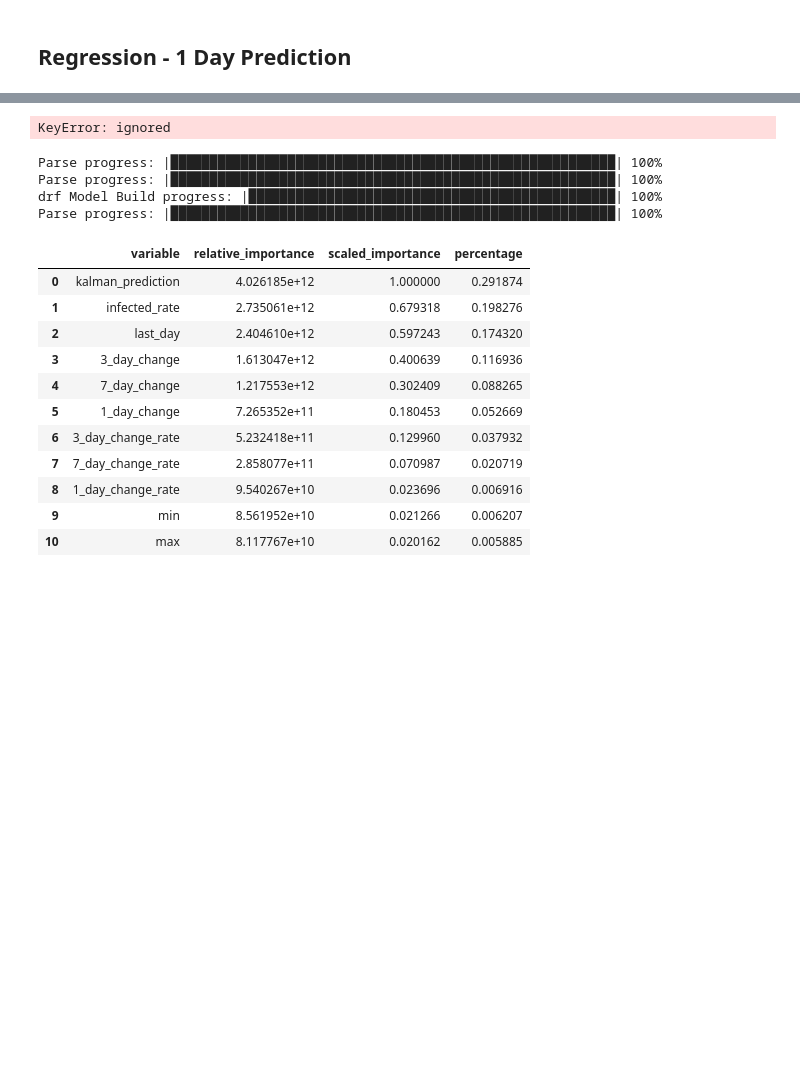
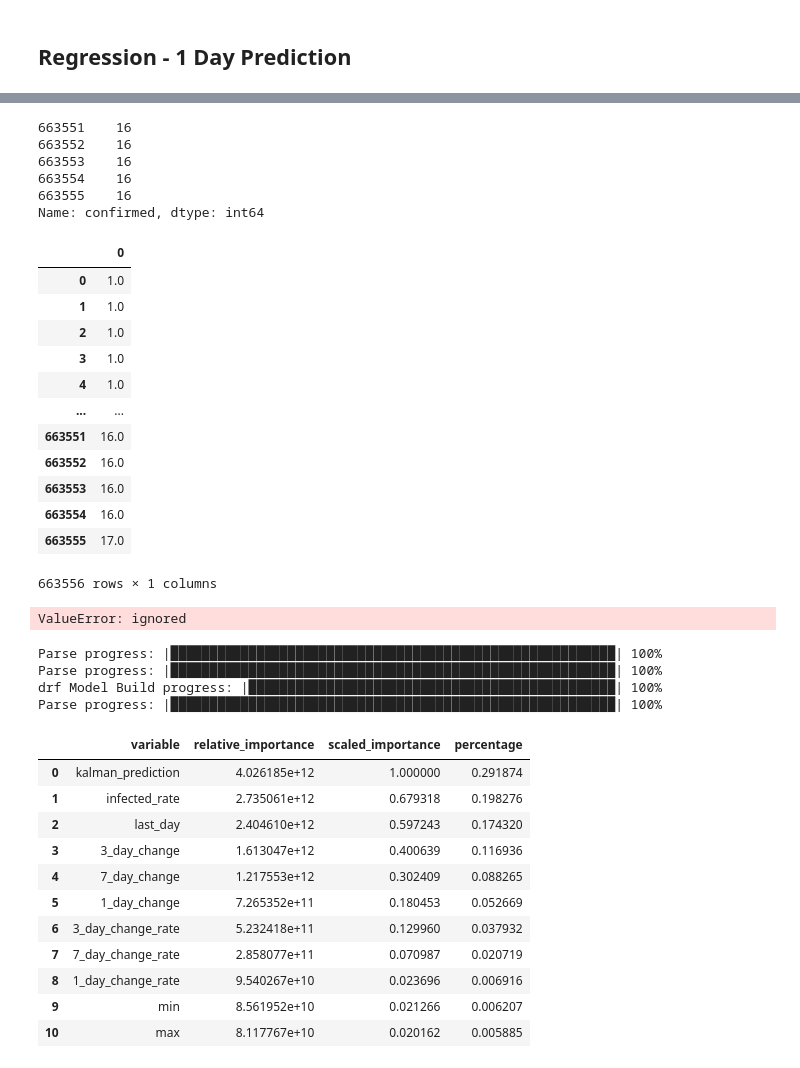
Before and after one commit to Rank23/COVID19, a Jupyter notebook: COVID19_Prediction.ipynb, the cells around one changed output, grey strips where cells are left out. Drawn from its saved outputs; the diff is of its cells as text; code cells hidden in the pictures; blank space fills up the shorter version.

Commit message:
Predicting x days

```diff
--- a/COVID19_Prediction.ipynb
+++ b/COVID19_Prediction.ipynb
@@ -635,0 +692,10 @@ x_col=[#'region',
+# %%
+y=train_df['confirmed']
+y.tail()
+# %% [output]
+663551    16
+663552    16
+663553    16
+663554    16
+663555    16
+Name: confirmed, dtype: int64
@@ -636,13 +704,28 @@ x_col=[#'region',
+# %%
+# pred2=reg.predict(test[x_col])
+pred2=reg.predict(x)
+pred2=pd.DataFrame(pred2)
+pred2=round(pred2)
+pred2
+# %% [output]
+|  | 0 |
+| 0 | 1.0 |
+| 1 | 1.0 |
+| 2 | 1.0 |
+| 3 | 1.0 |
+| 4 | 1.0 |
+| ... | ... |
+| 663551 | 16.0 |
+| 663552 | 16.0 |
+| 663553 | 16.0 |
+| 663554 | 16.0 |
+| 663555 | 17.0 |
+663556 rows × 1 columns
 # %%
-x=train_df[x_col]
-y=train_df['confirmed']
-reg = LinearRegression().fit(x,y)
-
-pred2=reg.predict(test[x_col]); pred2=pd.DataFrame(pred2); pred2=round(pred2)
 pred2['confirmed']=test['confirmed'].values; pred2['date']=test['date'].values; pred2['region']=test['region'].values
 #pred2.iloc[:55]
 # %% [output]
-KeyError: ignored
+ValueError: ignored
 # %%
 train_h20 = h2o.H2OFrame(train_df)
 train_h20_hubei = h2o.H2OFrame(train_df_hubei) # different model for Hubei
```
Also changed, not shown: parts of 15 cells of this notebook.
